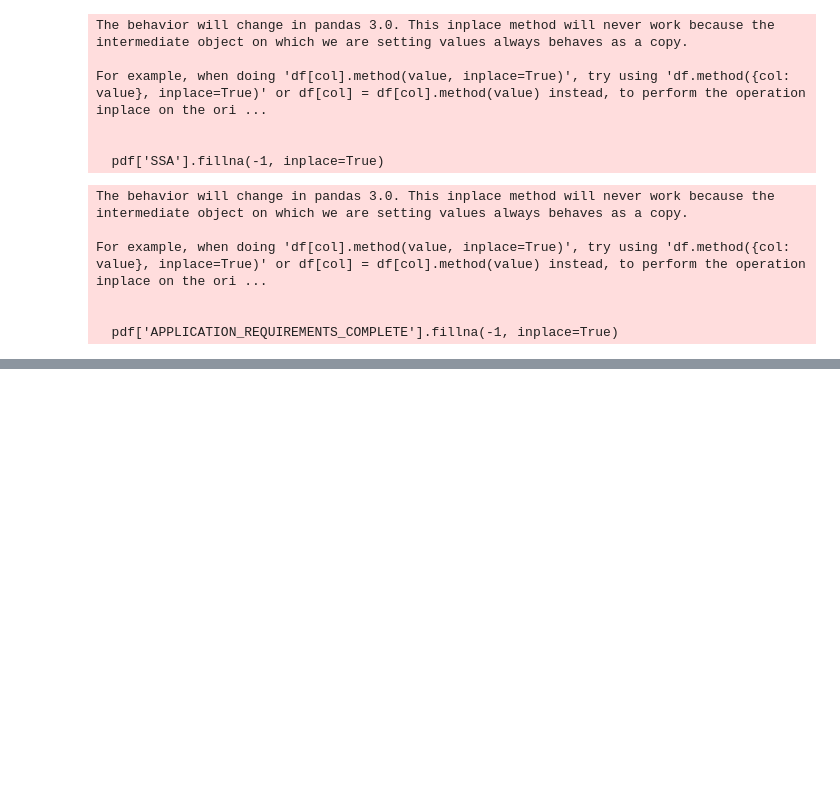
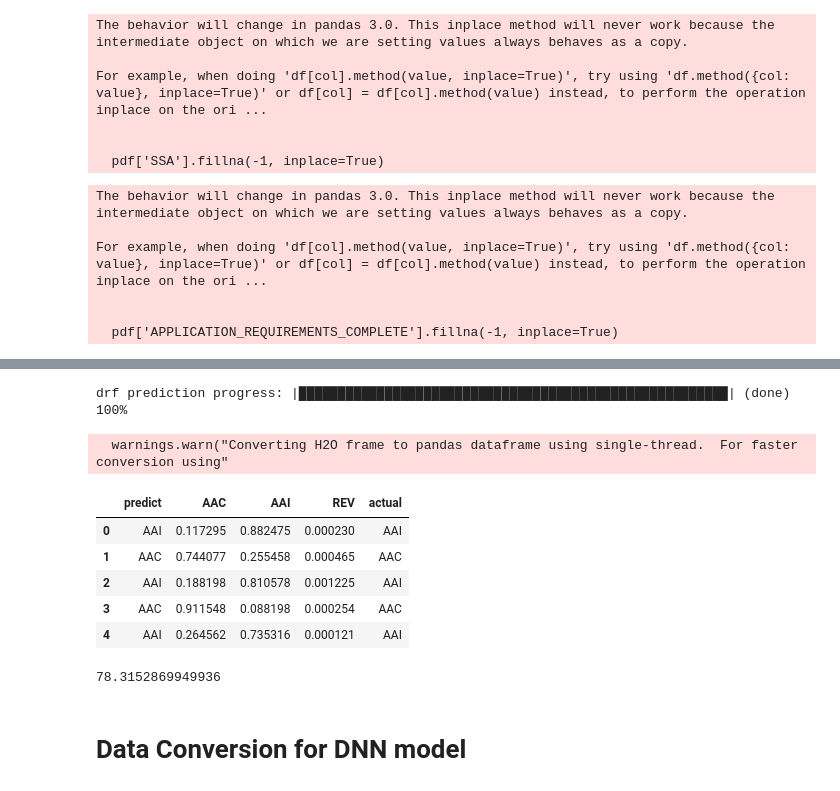
Before and after one commit to Sodz99/License_Classifier, a Jupyter notebook: License_v1.ipynb, the cells around one changed output, grey strips where cells are left out. Saved outputs shown, nothing was run; the diff lists cells and outputs as text; code cells hidden in the pictures; blank space fills up the shorter version.

```diff
--- a/License_v1.ipynb
+++ b/License_v1.ipynb
@@ -343,0 +373,16 @@ For example, when doing 'df[col].method(value, inplace=True)', try using 'df.met
+# %%
+predictions = h2o_rf.predict(test)
+predictions['actual'] = test['LICENSE_STATUS']
+predictions = predictions.as_data_frame()
+# %% [output]
+drf prediction progress: |███████████████████████████████████████████████████████| (done) 100%
+  warnings.warn("Converting H2O frame to pandas dataframe using single-thread.  For faster conversion using"
+# %%
+predictions.head()
+# %% [output]
+|  | predict | AAC | AAI | REV | actual |
+| 0 | AAI | 0.117295 | 0.882475 | 0.000230 | AAI |
+| 1 | AAC | 0.744077 | 0.255458 | 0.000465 | AAC |
+| 2 | AAI | 0.188198 | 0.810578 | 0.001225 | AAI |
+| 3 | AAC | 0.911548 | 0.088198 | 0.000254 | AAC |
+| 4 | AAI | 0.264562 | 0.735316 | 0.000121 | AAI |
@@ -343,0 +391,6 @@ For example, when doing 'df[col].method(value, inplace=True)', try using 'df.met
+# %%
+accuracy
+# %% [output]
+78.3152869949936
+# %% [markdown]
+# Data Conversion for DNN model
```
Also changed, not shown: parts of 19 cells of this notebook, 23 other files.
